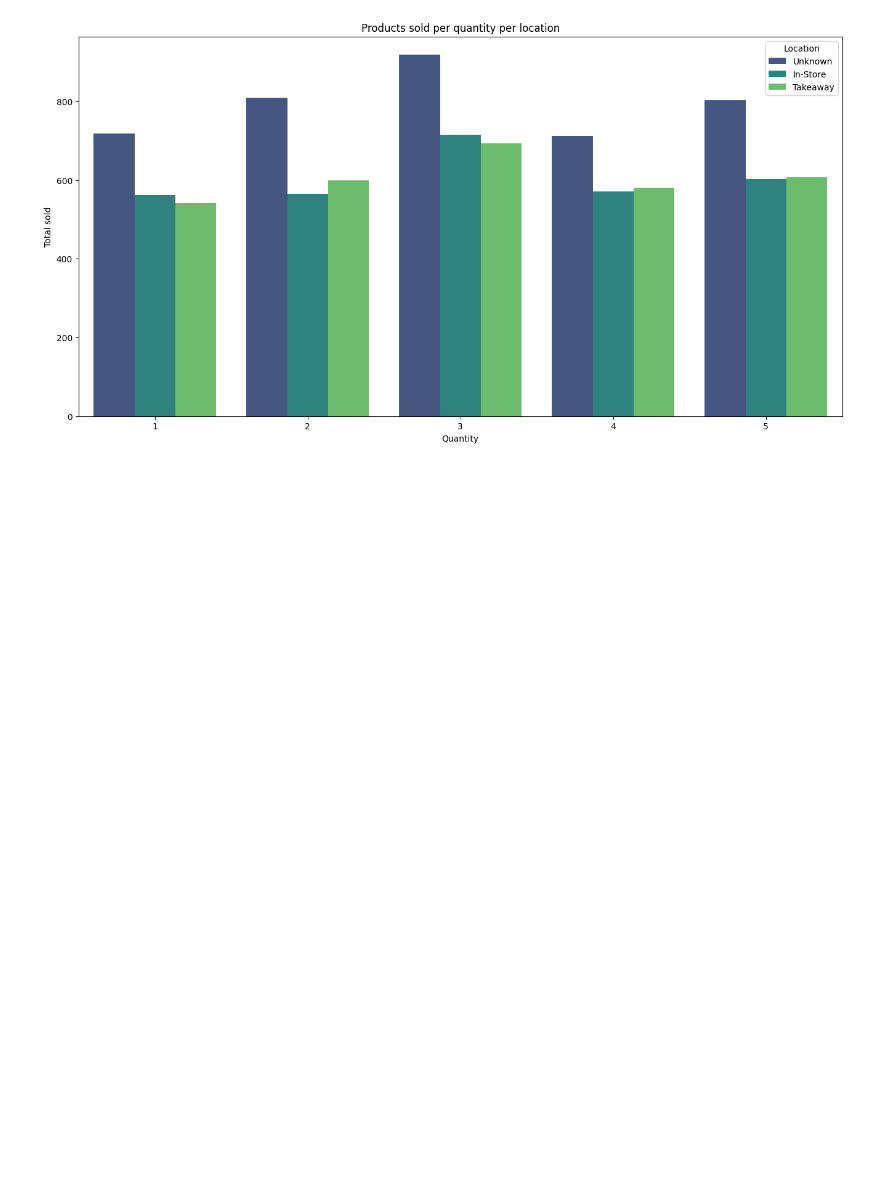
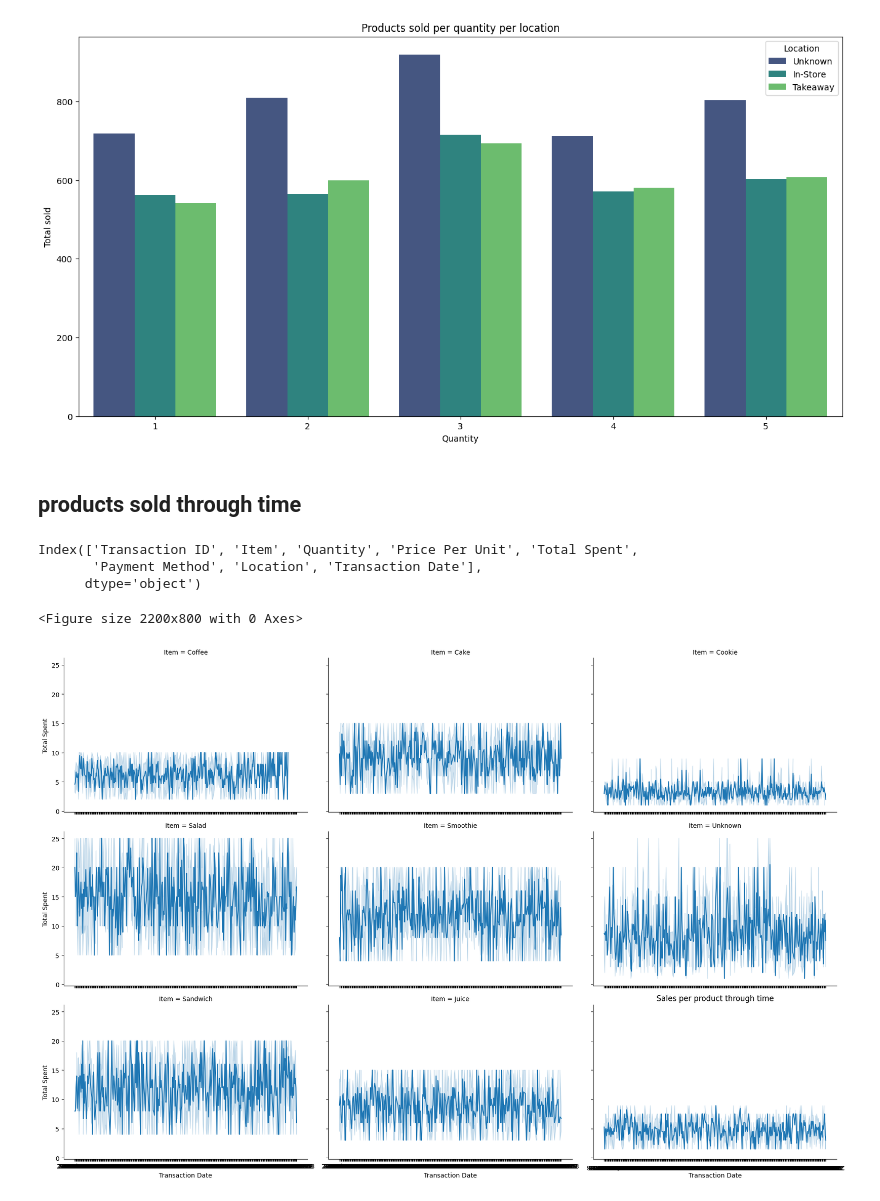
Before and after one commit to RobertRamos93/ds_eda_sales, a Jupyter notebook: notebook.ipynb, the cells around one changed output. Cells and saved outputs as stored; diff of their text form; code cells hidden in the pictures; blank space fills up the shorter version.

```diff
--- a/notebook.ipynb
+++ b/notebook.ipynb
@@ -217,3 +223,29 @@ plt.ylabel("Total sold")
 # %% [output]
 Text(0, 0.5, 'Total sold')
 [figure]
+# %% [markdown]
+## products sold through time
+# %%
+df.columns
+# %% [output]
+Index(['Transaction ID', 'Item', 'Quantity', 'Price Per Unit', 'Total Spent',
+       'Payment Method', 'Location', 'Transaction Date'],
+      dtype='object')
+# %%
+plt.figure(figsize=(22, 8))
+g = sns.relplot(
+    data=df,
+    x="Transaction Date",
+    y="Total Spent",
+    kind="line",
+    col="Item",
+    col_wrap=3,
+    height=4,
+    aspect=1.5
+    )
+plt.title("Sales per product through time")
+plt.xticks(rotation=180)
+plt.tight_layout()
+# %% [output]
+<Figure size 2200x800 with 0 Axes>
+[figure, added]
```
Also changed, not shown: parts of 2 cells of this notebook, 1 other file.
